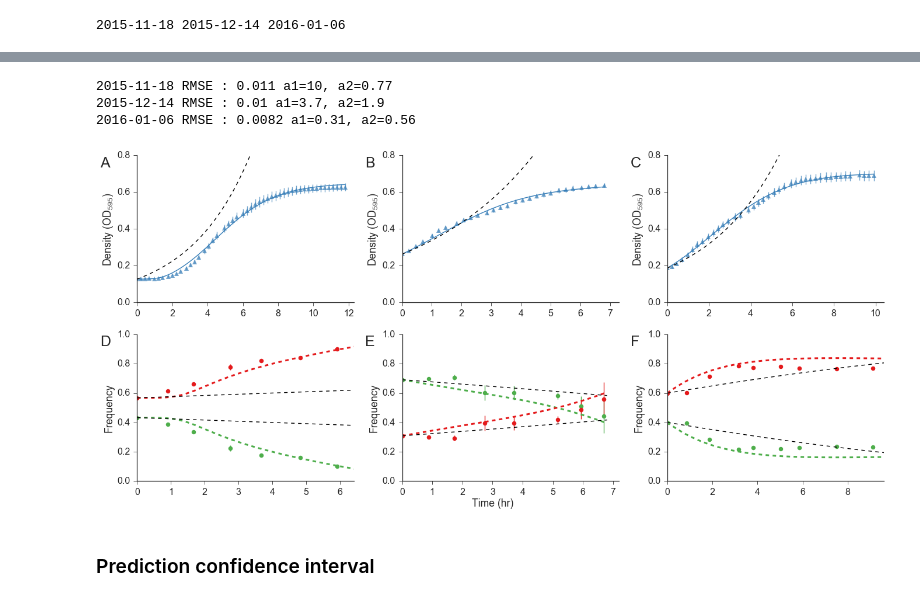
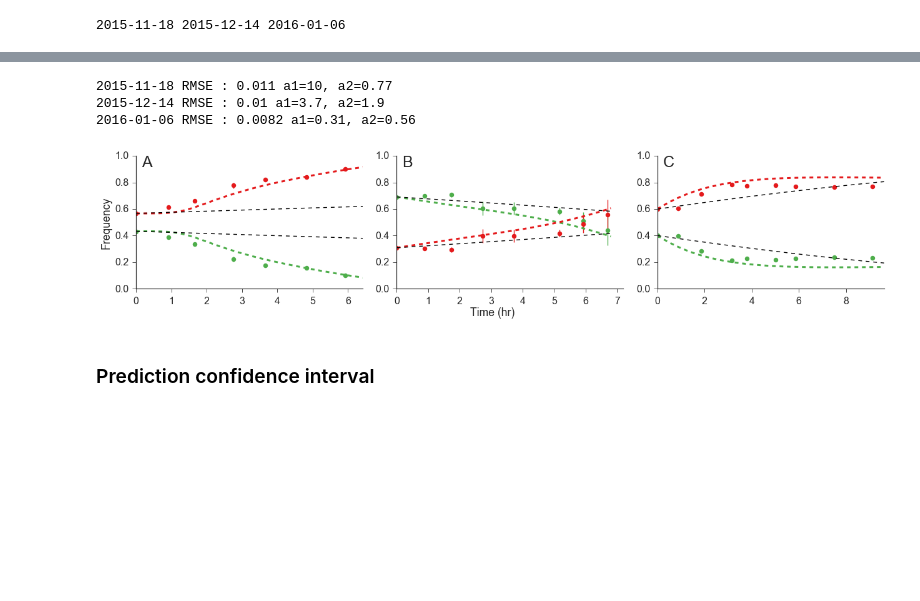
Before and after one commit to yoavram/curveball_ms, a Jupyter notebook: supp.ipynb, the cells around one changed output, grey strips where cells are left out. Cells and saved outputs as stored; diff of their text form; code cells hidden in the pictures; blank space fills up the shorter version.

Commit message:
revised based on MWF comments, including text and figures

```diff
--- a/supp.ipynb
+++ b/supp.ipynb
@@ -156,10 +154,13 @@ for i, (name, ds) in enumerate(datasets.items()):
 #     ax[0, i].legend().set_visible(False)
     # plot fit with data markers
     ds['model_G'].plot_fit(ax=ax[0, i], fit_kws=dict(color=green,  ls=fit_ls, lw=3),
-                           data_kws=dict(color=green, alpha=0.5, marker='.'), init_kws={'ls':''})
+                           data_kws=dict(color=green, alpha=0.25, marker='.'), init_kws={'ls':''})
     ds['model_R'].plot_fit(ax=ax[0, i], fit_kws=dict(color=red,  ls=fit_ls, lw=3),
-                           data_kws=dict(color=red, alpha=0.5, marker='.'), init_kws={'ls':''})
-
+                           data_kws=dict(color=red, alpha=0.25, marker='.'), init_kws={'ls':''})
+#     ax[0, i].annotate('ABC'[i]+'1', (ds['model_R'].userkws['t'].max()-0.75, ds['model_R'].best_fit.max()+0.05),
+#                       xycoords='data', color=red)
+#     ax[0, i].annotate('ABC'[i]+'2', (ds['model_G'].userkws['t'].max()-0.75, ds['model_G'].best_fit.max()-0.1),
+#                       xycoords='data', color=green)
     ax[0, i].set(
         title='',
         xlabel='',
@@ -177,7 +178,7 @@ txt_x = fig_xlabel(fig, 'Time (hr)')
 # txt_y = fig_ylabel(fig, r'Density ($OD_{595}$)')
 txt_y = ax[0,0].set_ylabel(r'Density ($OD_{595}$)')
 
-fig_panel_labels(ax, panel_label_size=panel_label_size)
+fig_panel_labels(ax, xcoord=0.025, panel_label_size=panel_label_size)
 
 fig.tight_layout()
 sns.despine()
@@ -489,5 +553,5 @@ for name, ds in datasets.items():
 # %%
-rows = 2
+rows = 1
 cols = len(datasets)
 
 fig, ax = plt.subplots(rows, cols, sharex=False, sharey=False, figsize=(width * cols, height * rows))
@@ -515,33 +579,33 @@ for col,(name, ds) in enumerate(datasets.items()):
 
     ### TOP PANELS
     # comp model fit
-    ax[0, col].plot(t, ysum, color=blue, ls=fit_ls)
+#     ax[0, col].plot(t, ysum, color=blue, ls=fit_ls)
 
-    # OD data
-    ax[0, col].errorbar(RG_t, RG_mean, RG_std, fmt='^', color=blue, alpha=0.7)
+#     # OD data
+#     ax[0, col].errorbar(RG_t, RG_mean, RG_std, fmt='^', color=blue, alpha=0.7)
 
-    # exponential model
-    ax[0, col].plot(t, ds['Bexp'], color='k', ls=pred_ls) # exponential model
+#     # exponential model
+#     ax[0, col].plot(t, ds['Bexp'], color='k', ls=pred_ls) # exponential model
 
-    ax[0, col].set(
-        ylabel=r'Density ($OD_{595}$)',
-        xlim=(0, t.max() + 0.5),
-        title="",
-    )
-    if 'ylim' in ds:
-        ax[0, col].set_ylim(ds['ylim'])
-        dy = (ds['ylim'][1] - ds['ylim'][0]) / 4
-        ax[0, col].set_yticks(np.arange(ds['ylim'][0], ds['ylim'][1] + dy, dy))
+#     ax[0, col].set(
+#         ylabel=r'Density ($OD_{595}$)',
+#         xlim=(0, t.max() + 0.5),
+#         title="",
+#     )
+#     if 'ylim' in ds:
+#         ax[0, col].set_ylim(ds['ylim'])
+#         dy = (ds['ylim'][1] - ds['ylim'][0]) / 4
+#         ax[0, col].set_yticks(np.arange(ds['ylim'][0], ds['ylim'][1] + dy, dy))
 
     ### BOTTOM PANELS
     ###
     # prediction based on comp model fit
-    ax[1, col].plot(t, p1, color=green, ls=pred_ls, lw=3)
-    ax[1, col].plot(t, p2, color=red, ls=pred_ls, lw=3)
+    ax[0, col].plot(t, p1, color=green, ls=pred_ls, lw=3)
+    ax[0, col].plot(t, p2, color=red, ls=pred_ls, lw=3)
 
     # flow data
     idx = ds['flow_summary_df'].Strain == 'Green'
-    ax[1, col].errorbar(
+    ax[0, col].errorbar(
         ds['flow_summary_df'][idx].time,
         ds['flow_summary_df'][idx].freq_mean.as_matrix(),
         ds['flow_summary_df'][idx].freq_std.as_matrix(),
@@ -550,42 +614,43 @@ for col,(name, ds) in enumerate(datasets.items()):
         color=green
     )
     idx = ds['flow_summary_df'].Strain == 'Red'
-    ax[1, col].errorbar(
+    ax[0, col].errorbar(
         ds['flow_summary_df'][idx].time,
         ds['flow_summary_df'][idx].freq_mean.as_matrix(),
         ds['flow_summary_df'][idx].freq_std.as_matrix(),
         marker='o',
         ls='',
         color=red
     )
     # exponential model
-    ax[1, col].plot(t, ds['pGexp'], color='k', ls=pred_ls)
-    ax[1, col].plot(t, ds['pRexp'], color='k', ls=pred_ls)
+    ax[0, col].plot(t, ds['pGexp'], color='k', ls=pred_ls)
+    ax[0, col].plot(t, ds['pRexp'], color='k', ls=pred_ls)
 #     ###
 
-    ax[1, col].set(
-        ylabel='Frequency',
+    ax[0, col].set(
+        ylabel='',
         xlim=(0, ds['flow_summary_df'][idx].time.max() + 0.5),
         ylim=(0, 1),
         title="",
+        xlabel="",
         yticks=np.linspace(0, 1.0, 6),
 
     )
 
     print(name, "RMSE : {:.2g}".format(np.sqrt(MRSE)), "a1={:.2g}, a2={:.2g}".format(*ds['a']))
-
+ax[0,0].set_ylabel('Frequency')
 fig_xlabel(fig, 'Time (hr)')
-fig_panel_labels(ax, panel_label_size=panel_label_size)
+fig_panel_labels(ax, xcoord=0.025, panel_label_size=panel_label_size)
 
 sns.despine()
 fig.tight_layout()
 fig.savefig('Fig-Competition_prediction.png')
 fig.savefig('Fig-Competition_prediction.pdf', dpi=300)
 # %% [output]
 2015-11-18 RMSE : 0.011 a1=10, a2=0.77
 2015-12-14 RMSE : 0.01 a1=3.7, a2=1.9
 2016-01-06 RMSE : 0.0082 a1=0.31, a2=0.56
-[figure, old version]
+[figure, new version]
 # %% [markdown]
 ### Prediction confidence interval
 # %%
```
Also changed, not shown: parts of 5 cells of this notebook, 1 other file.
